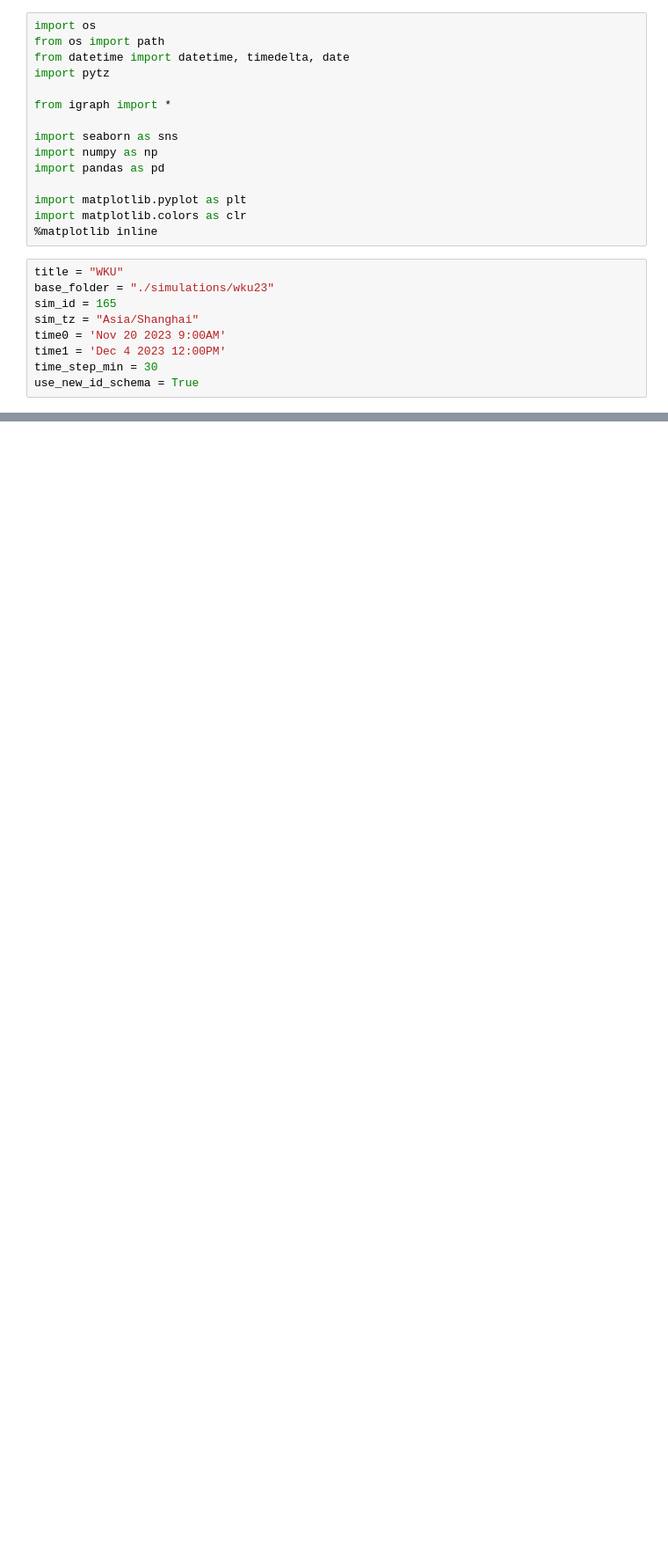
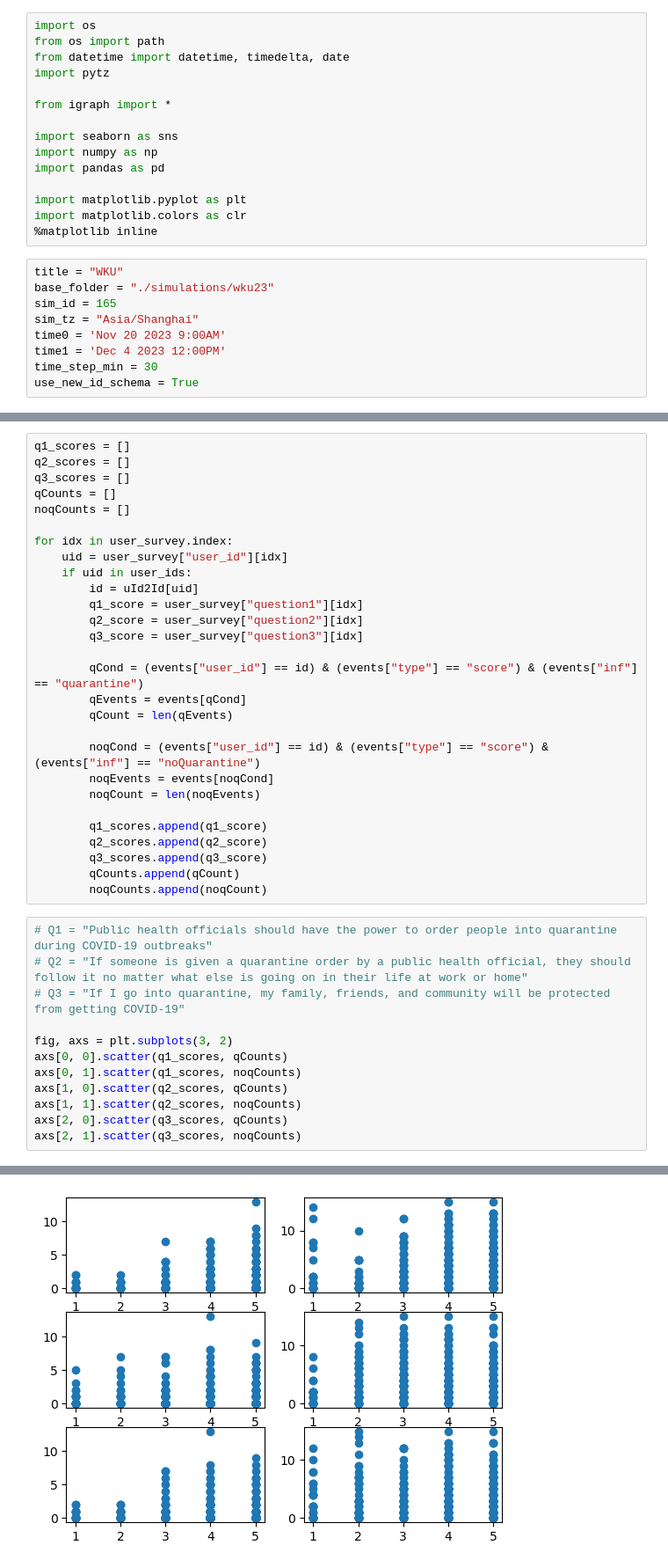
Before and after one commit to colabobio/oo-viz, a Jupyter notebook: plot_behavioral_data.ipynb, the cells around one changed output, grey strips where cells are left out. Shown: that part at 88% size. Drawn from its saved outputs; the diff is of its cells as text; blank space fills up the shorter version.

```diff
--- a/plot_behavioral_data.ipynb
+++ b/plot_behavioral_data.ipynb
@@ -138,0 +286,41 @@ while t <= tmax:
+# %%
+q1_scores = []
+q2_scores = []
+q3_scores = []
+qCounts = []
+noqCounts = []
+
+for idx in user_survey.index:
+    uid = user_survey["user_id"][idx]
+    if uid in user_ids:
+        id = uId2Id[uid]
+        q1_score = user_survey["question1"][idx]
+        q2_score = user_survey["question2"][idx]
+        q3_score = user_survey["question3"][idx]
+
+        qCond = (events["user_id"] == id) & (events["type"] == "score") & (events["inf"] == "quarantine")
+        qEvents = events[qCond]
+        qCount = len(qEvents)
+
+        noqCond = (events["user_id"] == id) & (events["type"] == "score") & (events["inf"] == "noQuarantine")
+        noqEvents = events[noqCond]
+        noqCount = len(noqEvents)
+
+        q1_scores.append(q1_score)
+        q2_scores.append(q2_score)
+        q3_scores.append(q3_score)
+        qCounts.append(qCount)
+        noqCounts.append(noqCount)
+# %%
+# Q1 = "Public health officials should have the power to order people into quarantine during COVID-19 outbreaks"
+# Q2 = "If someone is given a quarantine order by a public health official, they should follow it no matter what else is going on in their life at work or home"
+# Q3 = "If I go into quarantine, my family, friends, and community will be protected from getting COVID-19"
+
+fig, axs = plt.subplots(3, 2)
+axs[0, 0].scatter(q1_scores, qCounts)
+axs[0, 1].scatter(q1_scores, noqCounts)
+axs[1, 0].scatter(q2_scores, qCounts)
+axs[1, 1].scatter(q2_scores, noqCounts)
+axs[2, 0].scatter(q3_scores, qCounts)
+axs[2, 1].scatter(q3_scores, noqCounts)
+# %% [output]
@@ -138,0 +328 @@ while t <= tmax:
+[figure, added]
```
Also changed, not shown: parts of 23 cells of this notebook.
